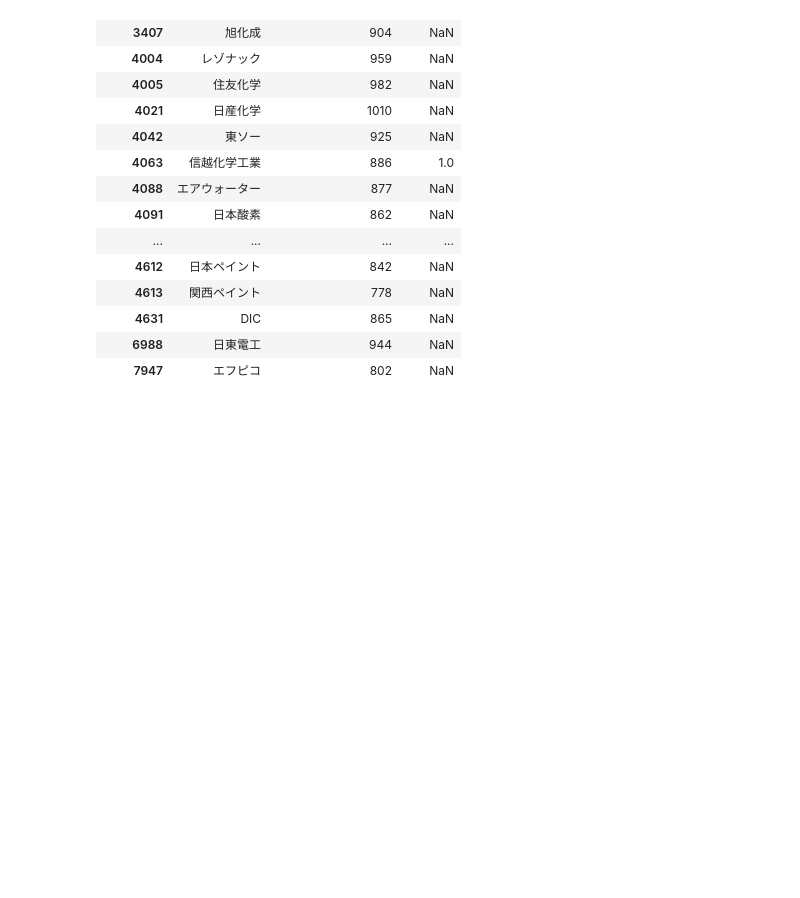
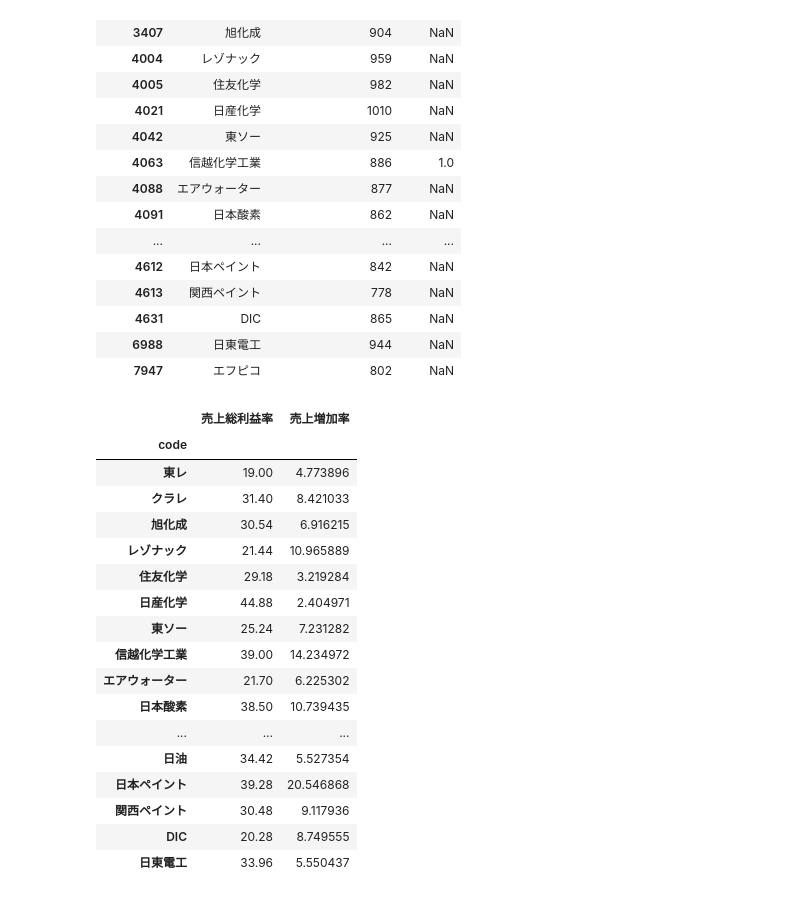
Before and after one commit to mimikousi/financial_analysis, a Jupyter notebook: analysis.ipynb, the cells around one changed output. Saved outputs shown, nothing was run; the diff lists cells and outputs as text; code cells hidden in the pictures; blank space fills up the shorter version.

```diff
--- a/analysis.ipynb
+++ b/analysis.ipynb
@@ -252,3 +252,53 @@ for target in code_list:
     # グラフをPNGファイルとして保存
     plt.savefig(f'./graph/trend/5year_barplot_{str(target)}.png', dpi=150, facecolor='white')
     plt.close()  # 次のループのために現在の図を閉じる
+# %%
+# 抽出結果を保持するリストを用意
+records = []
+
+for code in code_list:
+    # companies_df に企業コードが存在しなければスキップ
+    if str(code) not in df_dict.keys():
+        continue
+
+    # 各企業コードに対応するデータフレームの先頭行を取得
+    first_row = df_dict[str(code)].iloc[0]
+
+    # 各企業コードに対応するデータフレームの最終行を取得
+    last_row = df_dict[str(code)].iloc[-1]
+
+    # 最終行から必要な値を抽出
+    gross_profit_rate = last_row['売上総利益率']
+    per_value = last_row['売上増加率']
+
+    # 辞書形式で記録を保存
+    records.append({
+        'code': code,
+        '売上総利益率': gross_profit_rate,
+        '売上増加率': per_value
+    })
+
+# リストからデータフレームを作成し、'code' をインデックスに設定
+grow_df = pd.DataFrame(records).set_index('code')
+# Series を直接用いてインデックスを変換する方法
+grow_df.index = grow_df.index.map(companies_df['企業名'])
+grow_df
+# %% [output]
+|  | 売上総利益率 | 売上増加率 |
+| code |  |  |
+| 東レ | 19.00 | 4.773896 |
+| クラレ | 31.40 | 8.421033 |
+| 旭化成 | 30.54 | 6.916215 |
+| レゾナック | 21.44 | 10.965889 |
+| 住友化学 | 29.18 | 3.219284 |
+| 日産化学 | 44.88 | 2.404971 |
+| 東ソー | 25.24 | 7.231282 |
+| 信越化学工業 | 39.00 | 14.234972 |
+| エアウォーター | 21.70 | 6.225302 |
+| 日本酸素 | 38.50 | 10.739435 |
+| ... | ... | ... |
+| 日油 | 34.42 | 5.527354 |
+| 日本ペイント | 39.28 | 20.546868 |
+| 関西ペイント | 30.48 | 9.117936 |
+| DIC | 20.28 | 8.749555 |
+| 日東電工 | 33.96 | 5.550437 |
```
Also changed, not shown: parts of 1 cell of this notebook, 4 other files.
